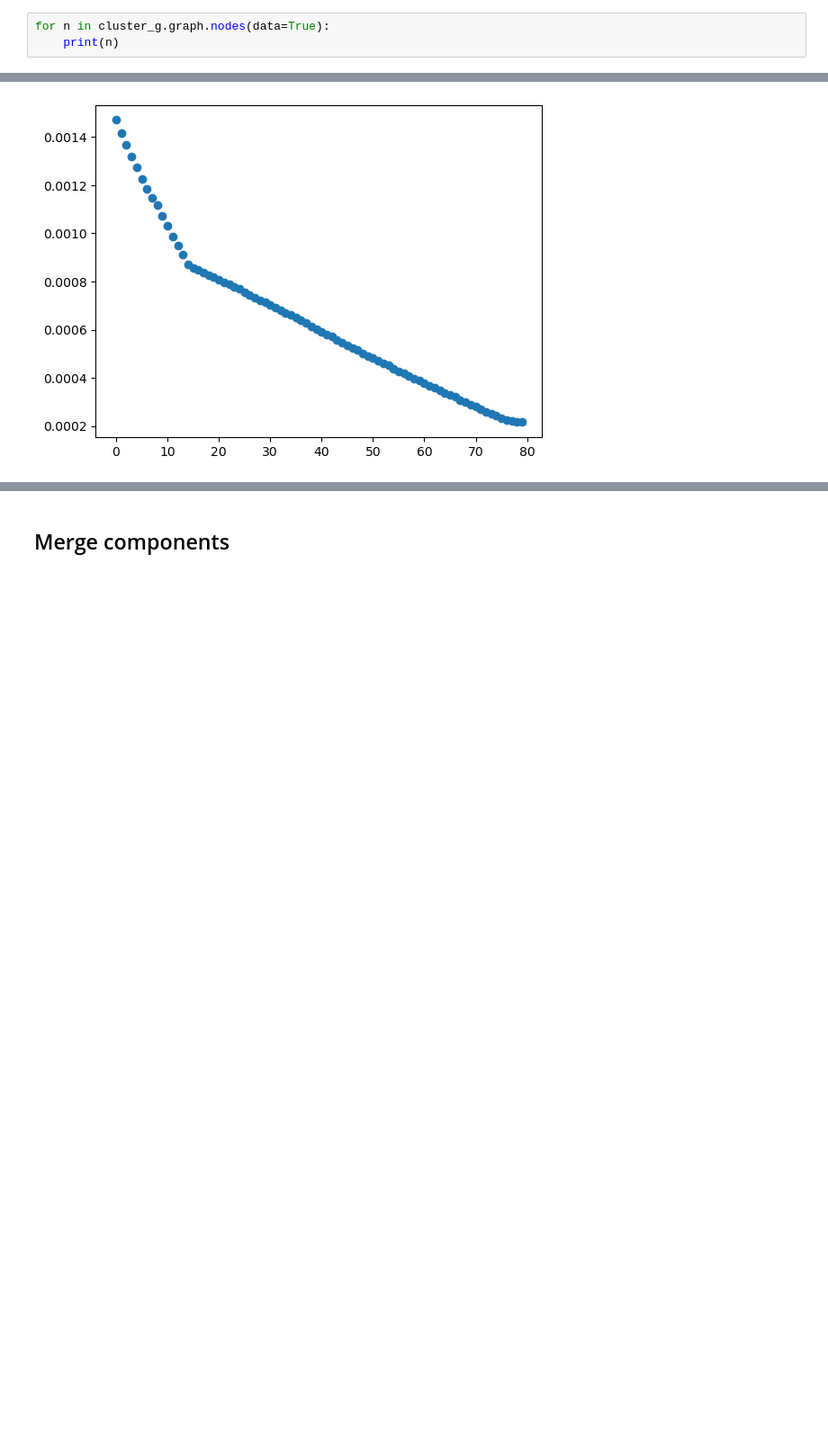
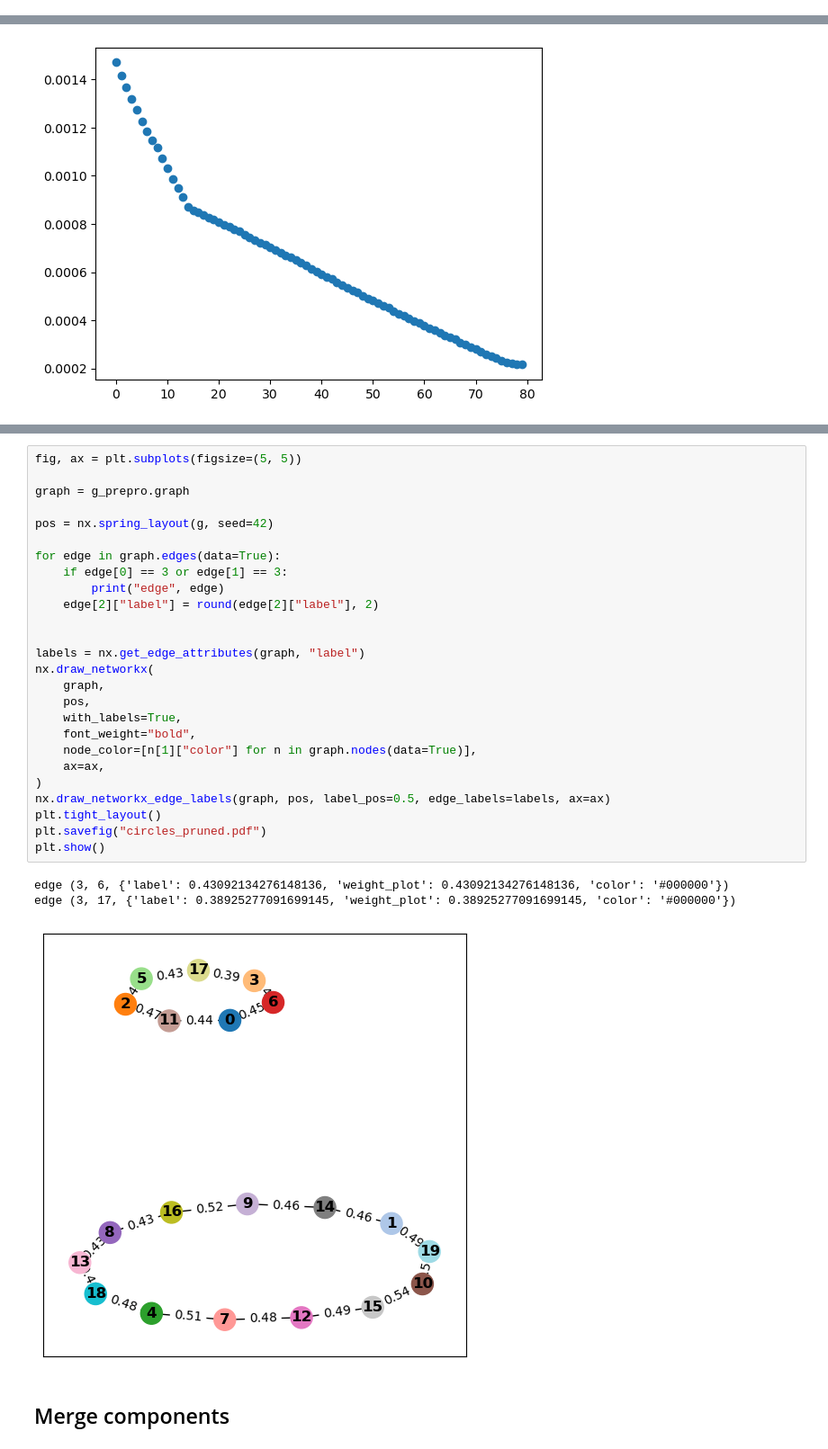
Before and after one commit to dioscuri-tda/ClusterGraph, a Jupyter notebook: examples/Concentric_circles.ipynb, the cells around one changed output, grey strips where cells are left out. Shown at 90% size. Cells and saved outputs as stored; diff of their text form; blank space fills up the shorter version.

```diff
--- a/examples/Concentric_circles.ipynb
+++ b/examples/Concentric_circles.ipynb
@@ -84,6 +77,3 @@ from clustergraph.utils import get_clusters_from_scikit
 cluster_g = cg.ClusterGraph(
     clusters=get_clusters_from_scikit(prediction_KM), X=X, metric_clusters="average"
 )
-# %%
-for n in cluster_g.graph.nodes(data=True):
-    print(n)
@@ -158,3 +105,33 @@ pg.plot_colored_graph(g, nb_edges=len(g.edges), size_nodes=1000)
+# %%
+fig, ax = plt.subplots(figsize=(5, 5))
+
+graph = g_prepro.graph
+
+pos = nx.spring_layout(g, seed=42)
+
+for edge in graph.edges(data=True):
+    if edge[0] == 3 or edge[1] == 3:
+        print("edge", edge)
+    edge[2]["label"] = round(edge[2]["label"], 2)
+
+
+labels = nx.get_edge_attributes(graph, "label")
+nx.draw_networkx(
+    graph,
+    pos,
+    with_labels=True,
+    font_weight="bold",
+    node_color=[n[1]["color"] for n in graph.nodes(data=True)],
+    ax=ax,
+)
+nx.draw_networkx_edge_labels(graph, pos, label_pos=0.5, edge_labels=labels, ax=ax)
+plt.tight_layout()
+plt.savefig("circles_pruned.pdf")
+plt.show()
+# %% [output]
+edge (3, 6, {'label': 0.43092134276148136, 'weight_plot': 0.43092134276148136, 'color': '#000000'})
+edge (3, 17, {'label': 0.38925277091699145, 'weight_plot': 0.38925277091699145, 'color': '#000000'})
+[figure, added]
 # %% [markdown]
 ## Merge components
 # %%
```
Also changed, not shown: parts of 16 cells of this notebook, 10 other files.
